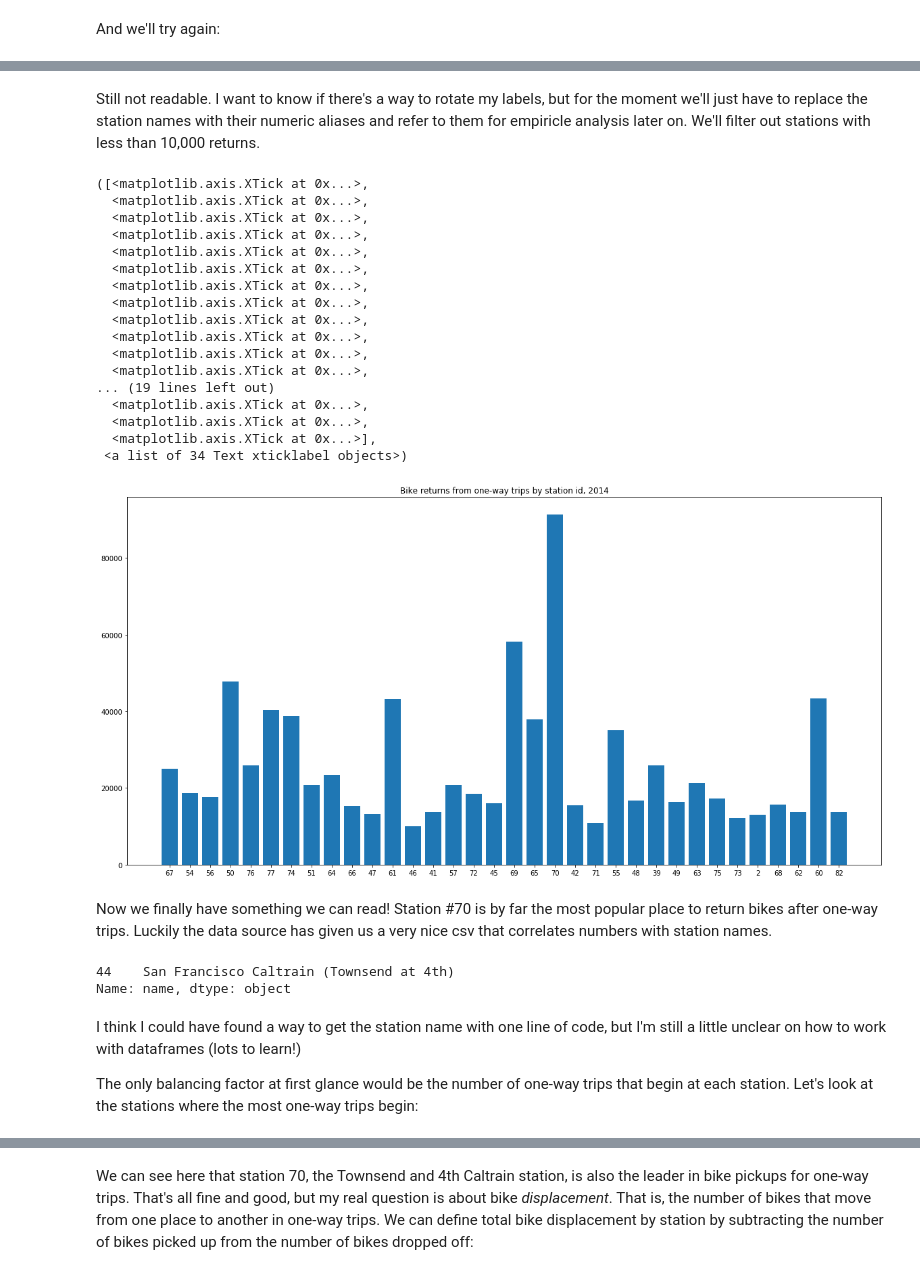
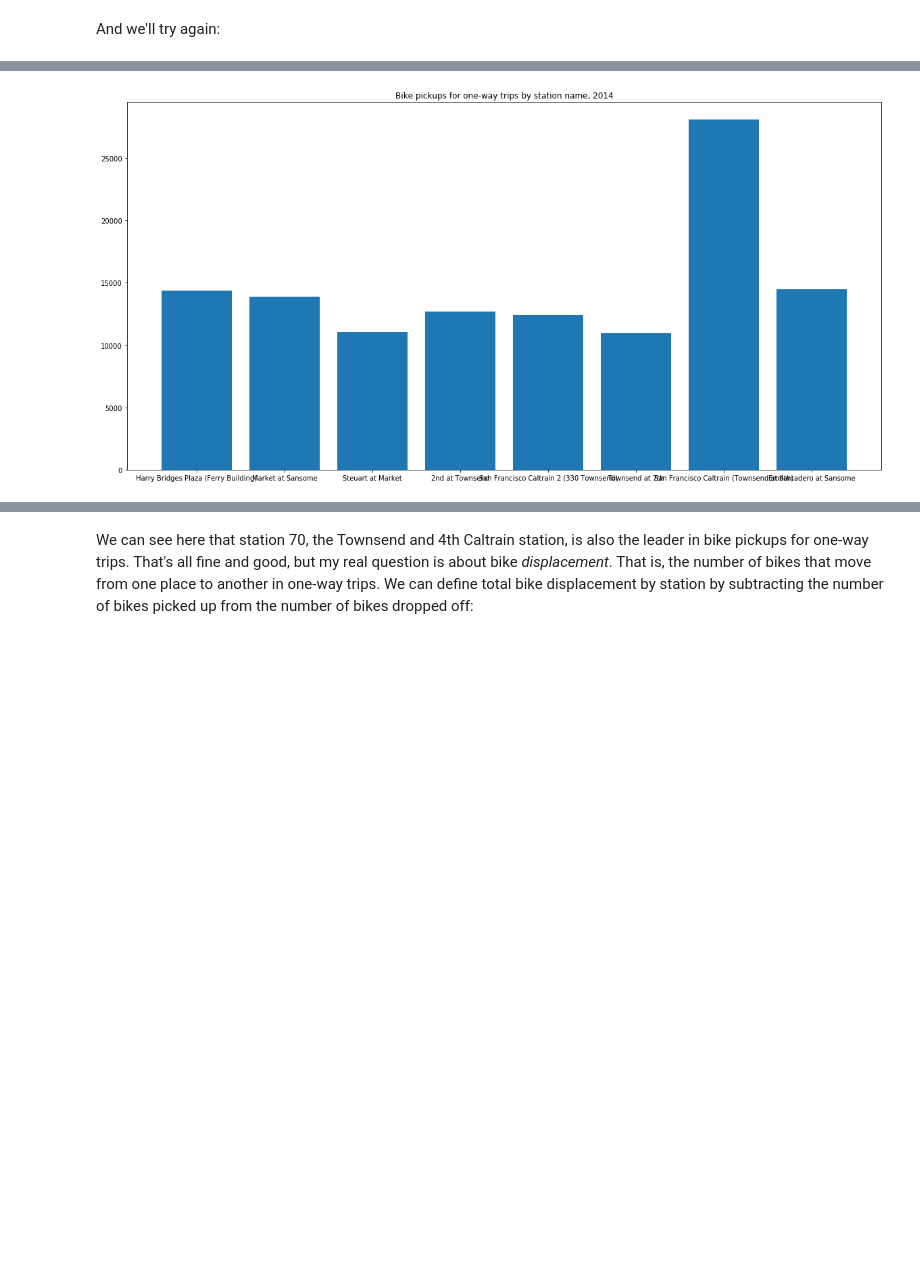
Before and after one commit to AlliedToasters/thinkful_challenge1, a Jupyter notebook: Challenge1.ipynb, the cells around one changed output, grey strips where cells are left out. Saved outputs shown, nothing was run; the diff lists cells and outputs as text; code cells hidden in the pictures; blank space fills up the shorter version.

```diff
--- a/Challenge1.ipynb
+++ b/Challenge1.ipynb
@@ -21,3 +18,9 @@ df = a.append(pd.read_csv('201408_trip_data.csv'))
+# %%
+a = pd.read_csv('201402_trip_data.csv')
+b = pd.read_csv('201408_trip_data.csv')
+#the first set a has "subscription type" column and set b has "subscriber type". renaming for consistency:
+b.rename(columns={"Subscriber Type":"Subscription Type"}, inplace=True)
+df = pd.concat([a, b])
 # %%
 df
 # %% [output]
@@ -123,32 +119,11 @@ plt.xticks(range(len(labels)), labels)
-# %% [markdown]
-Still not readable. I want to know if there's a way to rotate my labels, but for the moment we'll just have to replace the station names with their numeric aliases and refer to them for empiricle analysis later on. We'll filter out stations with less than 10,000 returns.
 # %%
-dropoff_count = tuple((dict(Counter(owt['End Terminal']))).items()) #Now referencing the "terminal" column
-filt_dropoff_count = tuple(filter(lambda item: item[1] > 10000, dest_count))
-labels = [item[0] for item in filt_dropoff_count]
-values = [item[1] for item in filt_dropoff_count]
+pickup_count = tuple((dict(Counter(owt['Start Station']))).items())
+filt_pickup_count = tuple(filter(lambda item: item[1] > 10000, dropoff_count))
+labels = [item[0] for item in filt_pickup_count]
+values = [item[1] for item in filt_pickup_count]
 plt.figure(figsize=(20, 10))
-plt.title('Bike returns from one-way trips by station id, 2014')
+plt.title('Bike pickups for one-way trips by station name, 2014')
 plt.bar(range(len(labels)), values, align = 'center')
-plt.xticks(range(len(labels)), labels)
+plt.xticks(range(len(labels)), labels, rotation=75);
 # %% [output]
-([<matplotlib.axis.XTick at 0x...>,
-  <matplotlib.axis.XTick at 0x...>,
-  <matplotlib.axis.XTick at 0x...>,
-  <matplotlib.axis.XTick at 0x...>,
-  <matplotlib.axis.XTick at 0x...>,
-  <matplotlib.axis.XTick at 0x...>,
-  <matplotlib.axis.XTick at 0x...>,
-  <matplotlib.axis.XTick at 0x...>,
-  <matplotlib.axis.XTick at 0x...>,
-  <matplotlib.axis.XTick at 0x...>,
-  <matplotlib.axis.XTick at 0x...>,
-  <matplotlib.axis.XTick at 0x...>,
-... (19 lines left out)
-  <matplotlib.axis.XTick at 0x...>,
-  <matplotlib.axis.XTick at 0x...>,
-  <matplotlib.axis.XTick at 0x...>],
- <a list of 34 Text xticklabel objects>)
-[figure, old version]
+[figure, new version]
-# %% [markdown]
-Now we finally have something we can read! Station #70 is by far the most popular place to return bikes after one-way trips. Luckily the data source has given us a very nice csv that correlates numbers with station names.
@@ -161,9 +129,0 @@ def give_station(label):
-# %%
-give_station(70)
-# %% [output]
-44    San Francisco Caltrain (Townsend at 4th)
-Name: name, dtype: object
-# %% [markdown]
-I think I could have found a way to get the station name with one line of code, but I'm still a little unclear on how to work with dataframes (lots to learn!)
-
-The only balancing factor at first glance would be the number of one-way trips that begin at each station. Let's look at the stations where the most one-way trips begin:
```
Also changed, not shown: parts of 17 cells of this notebook.
